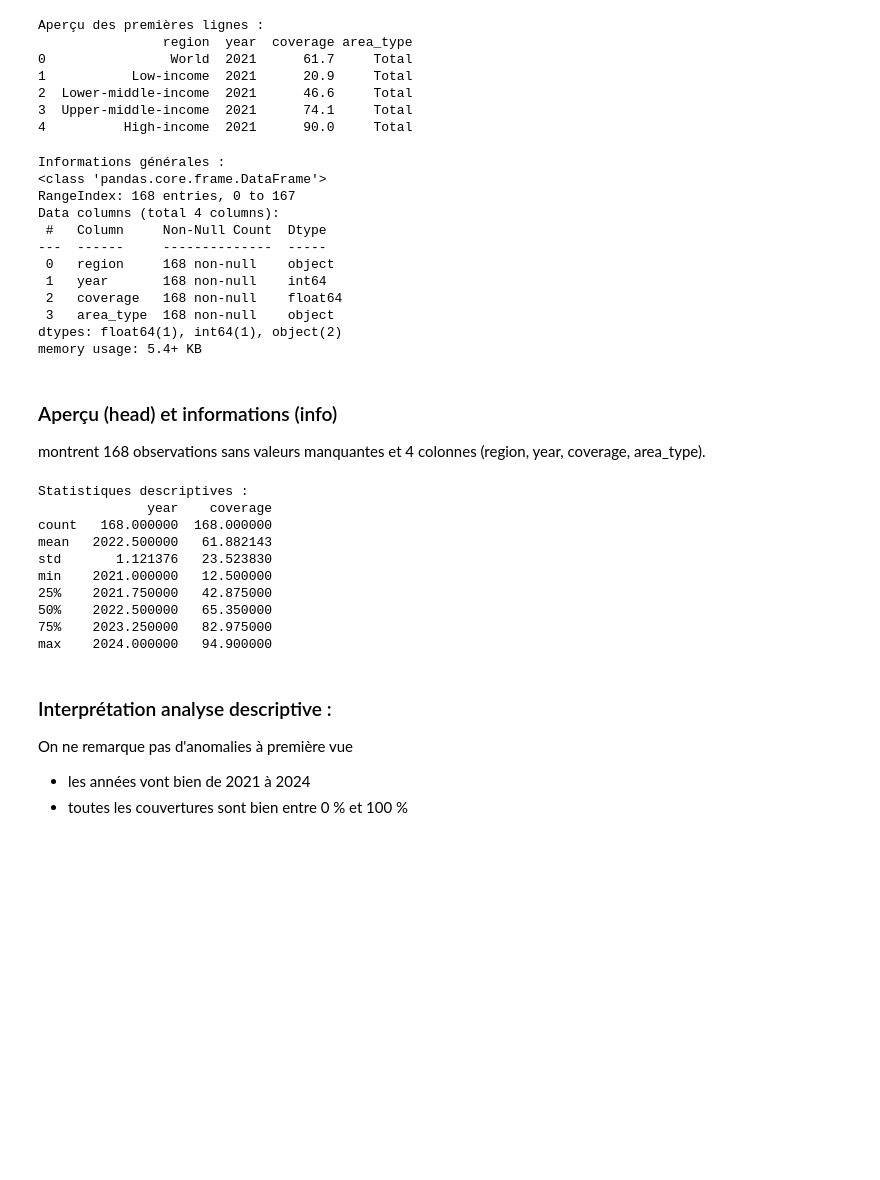
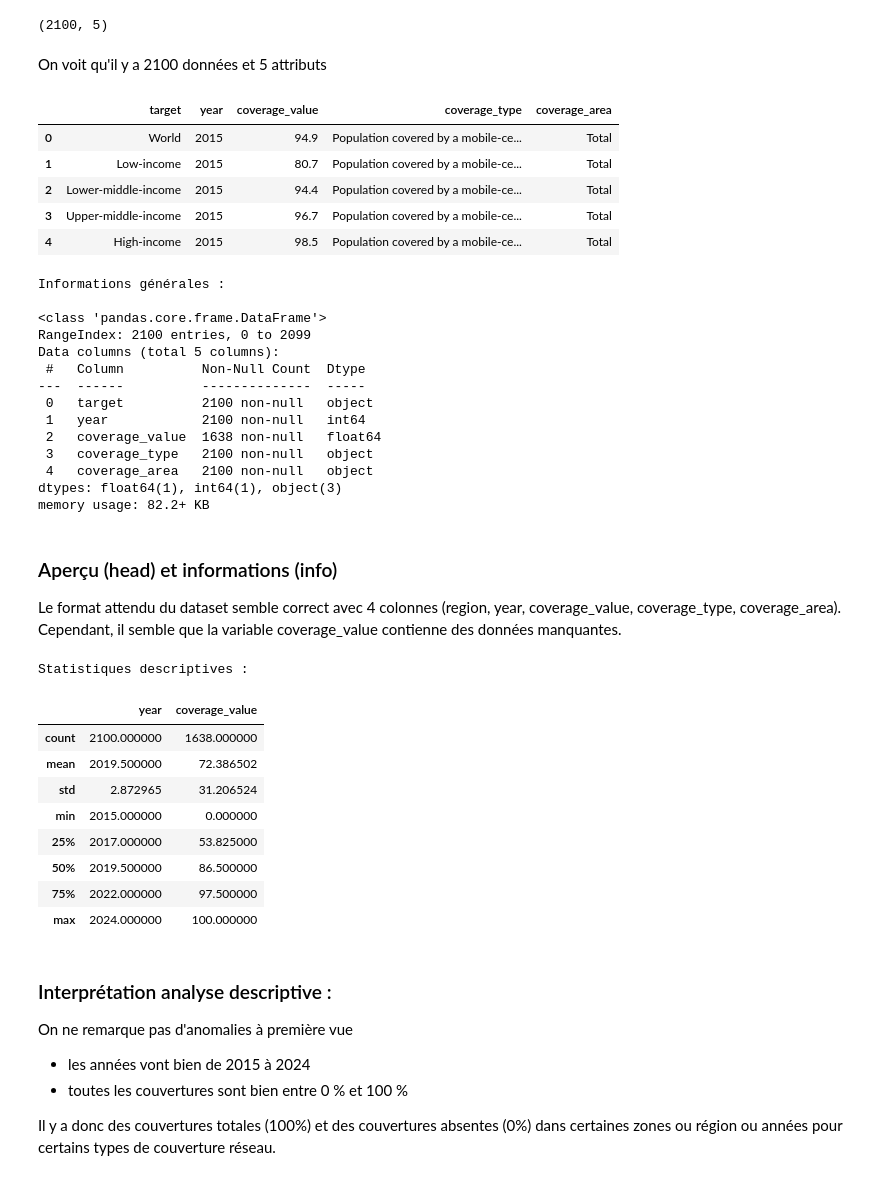
Before and after one commit to kazope/AND, a Jupyter notebook: etude.ipynb, the cells around one changed output. Cells and saved outputs as stored; diff of their text form; code cells hidden in the pictures; blank space fills up the shorter version.

```diff
--- a/etude.ipynb
+++ b/etude.ipynb
@@ -7,54 +49,60 @@ df = pd.read_csv('coverage_urban_rural_total_long.csv')
+# %%
+df.shape
+# %% [output]
+(2100, 5)
+# %% [markdown]
+On voit qu'il y a 2100 données et 5 attributs
 # %%
-# Aperçu
-print("Aperçu des premières lignes :")
-print(df.head(), "\n")
+df.head()
 # %% [output]
-Aperçu des premières lignes :
-                region  year  coverage area_type
-0                World  2021      61.7     Total
-1           Low-income  2021      20.9     Total
-2  Lower-middle-income  2021      46.6     Total
-3  Upper-middle-income  2021      74.1     Total
-4          High-income  2021      90.0     Total
+|  | target | year | coverage_value | coverage_type | coverage_area |
+| 0 | World | 2015 | 94.9 | Population covered by a mobile-ce... | Total |
+| 1 | Low-income | 2015 | 80.7 | Population covered by a mobile-ce... | Total |
+| 2 | Lower-middle-income | 2015 | 94.4 | Population covered by a mobile-ce... | Total |
+| 3 | Upper-middle-income | 2015 | 96.7 | Population covered by a mobile-ce... | Total |
+| 4 | High-income | 2015 | 98.5 | Population covered by a mobile-ce... | Total |
 # %%
 print("Informations générales :")
+print()
 df.info()
-print()
 # %% [output]
 Informations générales :
+
 <class 'pandas.core.frame.DataFrame'>
-RangeIndex: 168 entries, 0 to 167
-Data columns (total 4 columns):
- #   Column     Non-Null Count  Dtype
----  ------     --------------  -----
- 0   region     168 non-null    object
- 1   year       168 non-null    int64
- 2   coverage   168 non-null    float64
- 3   area_type  168 non-null    object
-dtypes: float64(1), int64(1), object(2)
-memory usage: 5.4+ KB
+RangeIndex: 2100 entries, 0 to 2099
+Data columns (total 5 columns):
+ #   Column          Non-Null Count  Dtype
+---  ------          --------------  -----
+ 0   target          2100 non-null   object
+ 1   year            2100 non-null   int64
+ 2   coverage_value  1638 non-null   float64
+ 3   coverage_type   2100 non-null   object
+ 4   coverage_area   2100 non-null   object
+dtypes: float64(1), int64(1), object(3)
+memory usage: 82.2+ KB
 # %% [markdown]
 ### Aperçu (head) et informations (info)
-montrent 168 observations sans valeurs manquantes et 4 colonnes (region, year, coverage, area_type).
+Le format attendu du dataset semble correct avec 4 colonnes (region, year, coverage_value, coverage_type, coverage_area). Cependant, il semble que la variable coverage_value contienne des données manquantes.
 # %%
 print("Statistiques descriptives :")
-print(df.describe(), "\n")
+df.describe()
 # %% [output]
 Statistiques descriptives :
-              year    coverage
-count   168.000000  168.000000
-mean   2022.500000   61.882143
-std       1.121376   23.523830
-min    2021.000000   12.500000
-25%    2021.750000   42.875000
-50%    2022.500000   65.350000
-75%    2023.250000   82.975000
-max    2024.000000   94.900000
+|  | year | coverage_value |
+| count | 2100.000000 | 1638.000000 |
+| mean | 2019.500000 | 72.386502 |
+| std | 2.872965 | 31.206524 |
+| min | 2015.000000 | 0.000000 |
+| 25% | 2017.000000 | 53.825000 |
+| 50% | 2019.500000 | 86.500000 |
+| 75% | 2022.000000 | 97.500000 |
+| max | 2024.000000 | 100.000000 |
 # %% [markdown]
 ### Interprétation analyse descriptive :
 On ne remarque pas d'anomalies à première vue
-- les années vont bien de 2021 à 2024
+- les années vont bien de 2015 à 2024
 - toutes les couvertures sont bien entre 0 % et 100 %
+<p>Il y a donc des couvertures totales (100%) et des couvertures absentes (0%) dans certaines zones ou région ou années pour certains types de couverture réseau.
 # %%
 print("Valeurs manquantes par colonne :")
 print(df.isna().sum(), "\n")
```
Also changed, not shown: parts of 32 cells of this notebook, 1 other file.
